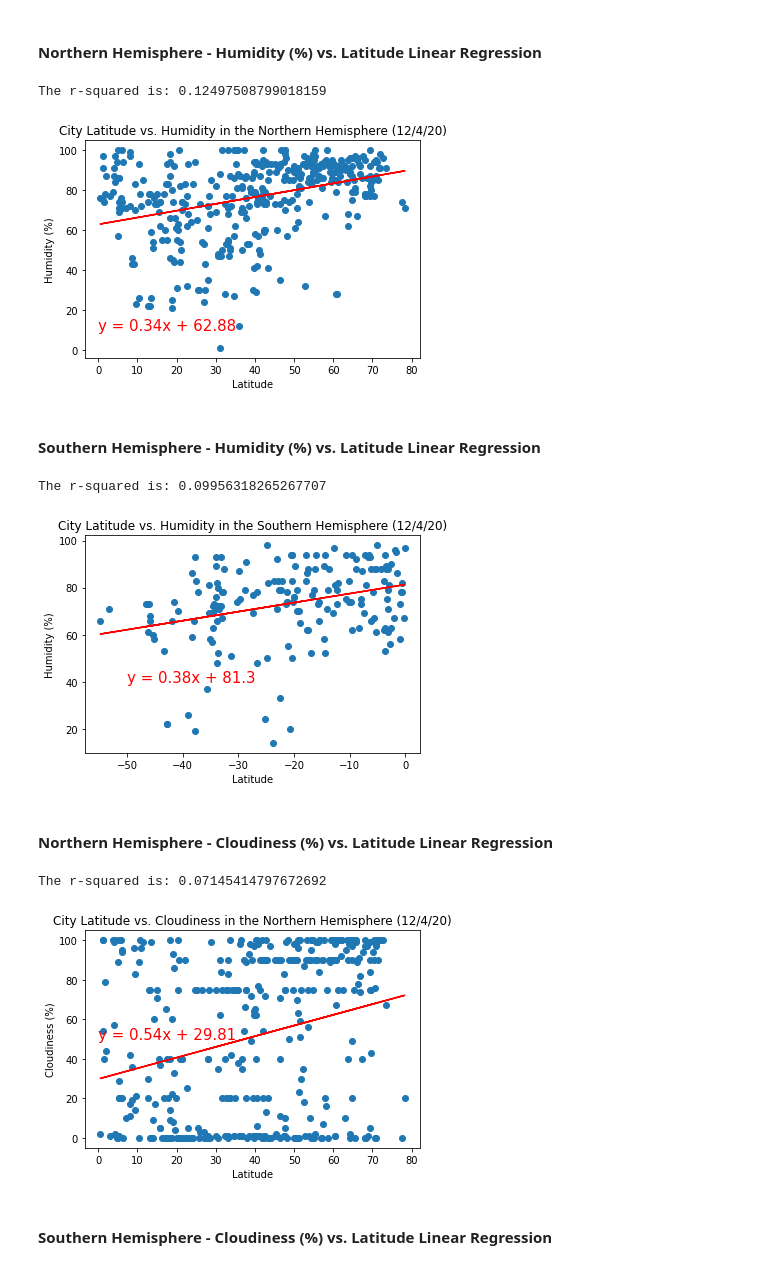
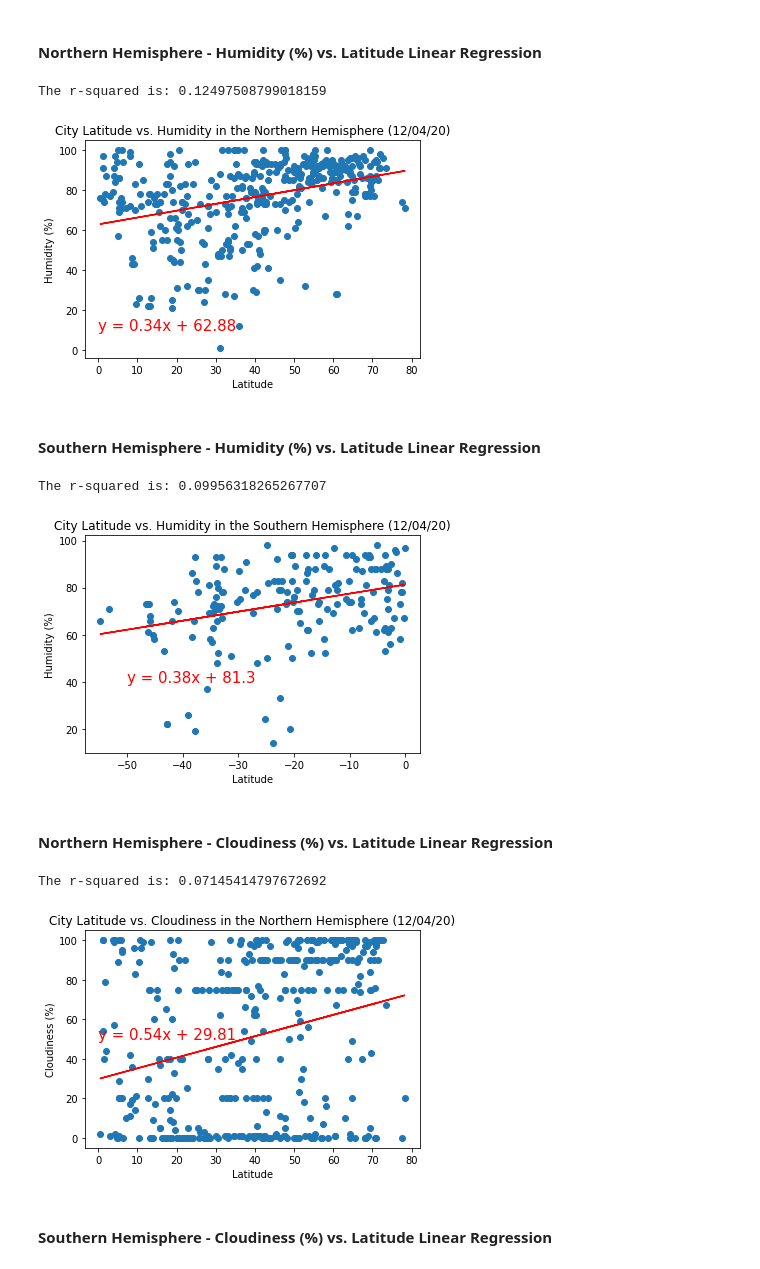
Before and after one commit to ntarver0409/weatherAnalysis, a Jupyter notebook: weatherAnalysis.ipynb, the cells around one changed output. Saved outputs shown, nothing was run; the diff lists cells and outputs as text; code cells hidden in the pictures.

Commit message:
Finished version of weatherAnalysis.ipynb. Modified so the date on the plots would update to the day the code was ran.

```diff
--- a/weatherAnalysis.ipynb
+++ b/weatherAnalysis.ipynb
@@ -283,7 +288,7 @@ plt.scatter(northHem["Lat"],northHem["Humidity"])
 
 plt.plot((northHem["Lat"]),regressValues,"r-")
 
-plt.title("City Latitude vs. Humidity in the Northern Hemisphere (12/4/20)")
+plt.title(f"City Latitude vs. Humidity in the Northern Hemisphere ({date})")
 
 plt.xlabel("Latitude")
 
@@ -296,7 +301,7 @@ print(f"The r-squared is: {rvalue**2}")
 plt.savefig("outputData/northLatVsHum.png")
 # %% [output]
 The r-squared is: 0.12497508799018159
-[figure, old version]
+[figure, new version]
 # %% [markdown]
 ####  Southern Hemisphere - Humidity (%) vs. Latitude Linear Regression
 # %%
@@ -310,7 +315,7 @@ plt.scatter(southHem["Lat"],southHem["Humidity"])
 
 plt.plot((southHem["Lat"]),regressValues,"r-")
 
-plt.title("City Latitude vs. Humidity in the Southern Hemisphere (12/4/20)")
+plt.title(f"City Latitude vs. Humidity in the Southern Hemisphere ({date})")
 
 plt.xlabel("Latitude")
 
@@ -323,34 +328,34 @@ print(f"The r-squared is: {rvalue**2}")
 plt.savefig("outputData/southLatVsHum.png")
 # %% [output]
 The r-squared is: 0.09956318265267707
-[figure, old version]
+[figure, new version]
 # %% [markdown]
 ####  Northern Hemisphere - Cloudiness (%) vs. Latitude Linear Regression
 # %%
 (slope, intercept, rvalue, pvalue, stderr) = linregress(northHem["Lat"],northHem["Cloudiness"])
 
 regressValues = (northHem["Lat"]) * slope + intercept
 
 lineEq = "y = " + str(round(slope,2)) + "x + " + str(round(intercept,2))
 
 plt.scatter(northHem["Lat"],northHem["Cloudiness"])
 
 plt.plot((northHem["Lat"]),regressValues,"r-")
 
-plt.title("City Latitude vs. Cloudiness in the Northern Hemisphere (12/4/20)")
+plt.title(f"City Latitude vs. Cloudiness in the Northern Hemisphere ({date})")
 
 plt.xlabel("Latitude")
 
 plt.ylabel("Cloudiness (%)")
 
 plt.annotate(lineEq,(0,50),fontsize=15,color="red")
 
 print(f"The r-squared is: {rvalue**2}")
 
 plt.savefig("outputData/northLatVsCloud.png")
 # %% [output]
 The r-squared is: 0.07145414797672692
-[figure, old version]
+[figure, new version]
 # %% [markdown]
 ####  Southern Hemisphere - Cloudiness (%) vs. Latitude Linear Regression
 # %%
```
Also changed, not shown: parts of 11 cells of this notebook.
